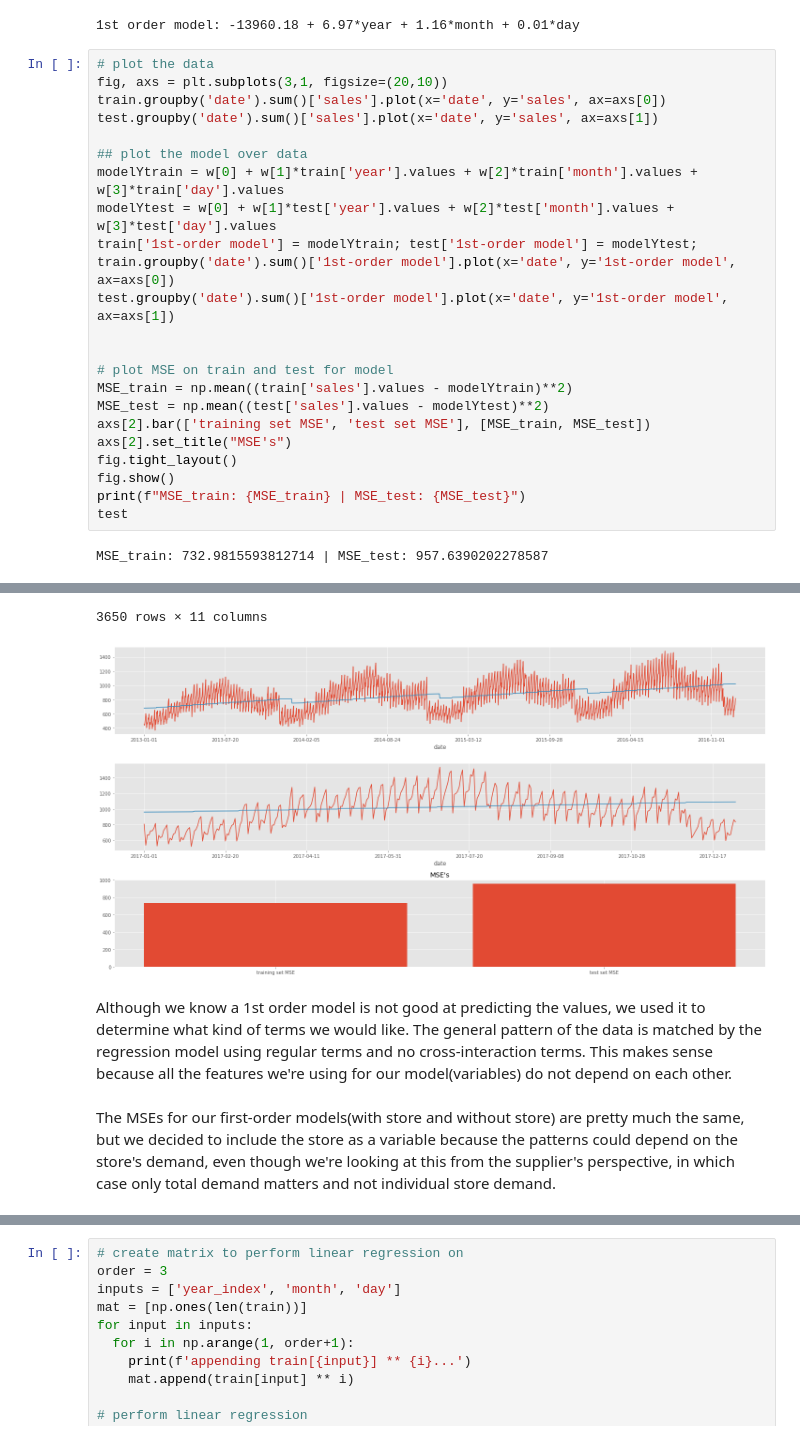
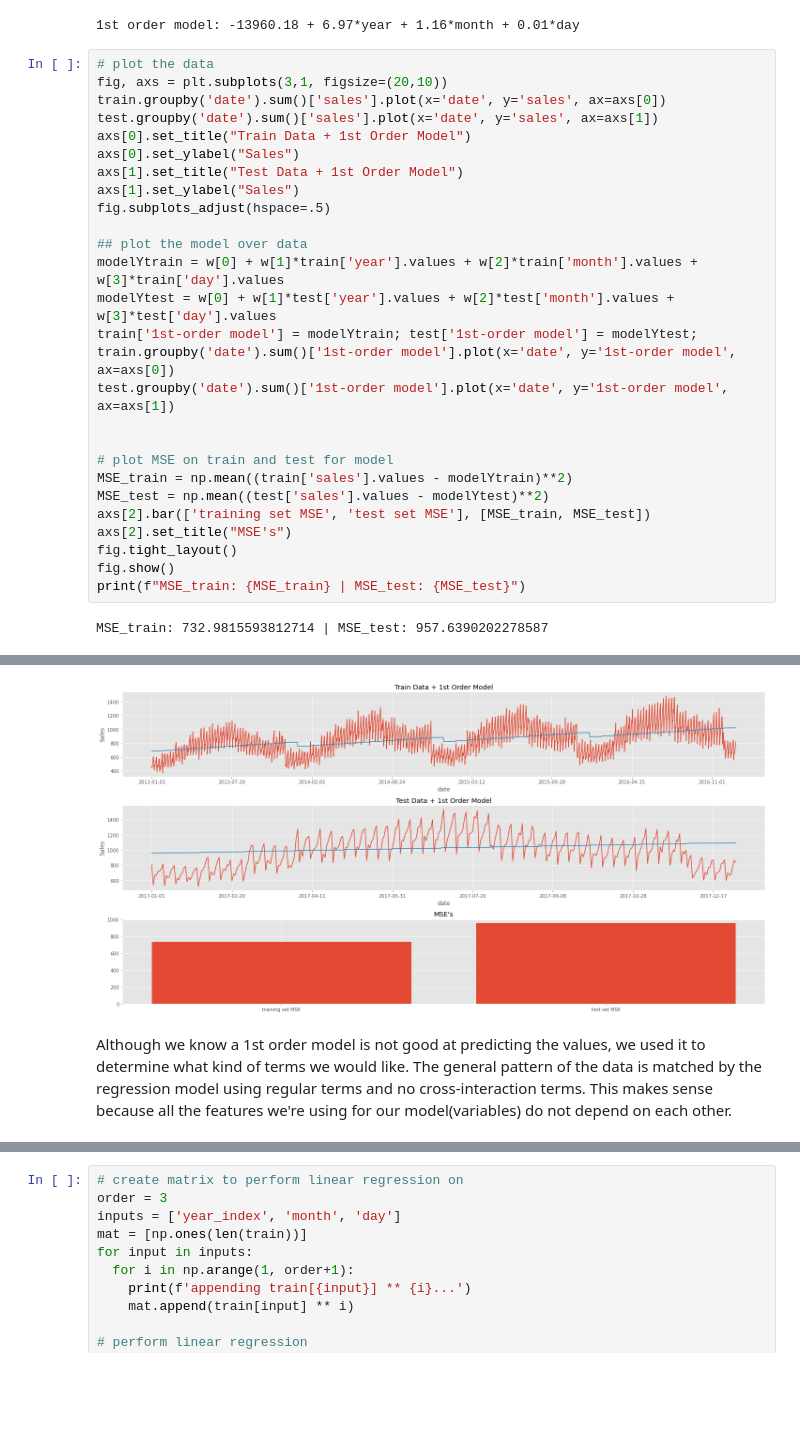
Before and after one commit to sh-biswas/demand-forecasting_Cogs109Final, a Jupyter notebook: Report.ipynb, the cells around one changed output, grey strips where cells are left out. Cells and saved outputs as stored; diff of their text form; blank space fills up the shorter version.

```diff
--- a/Report.ipynb
+++ b/Report.ipynb
@@ -180,6 +210,11 @@ print(f"1st order model: {w[0]:0.2f} + {w[1]:0.2f}*year + {w[2]:0.2f}*month + {w
 fig, axs = plt.subplots(3,1, figsize=(20,10))
 train.groupby('date').sum()['sales'].plot(x='date', y='sales', ax=axs[0])
 test.groupby('date').sum()['sales'].plot(x='date', y='sales', ax=axs[1])
+axs[0].set_title("Train Data + 1st Order Model")
+axs[0].set_ylabel("Sales")
+axs[1].set_title("Test Data + 1st Order Model")
+axs[1].set_ylabel("Sales")
+fig.subplots_adjust(hspace=.5)
 
 ## plot the model over data
 modelYtrain = w[0] + w[1]*train['year'].values + w[2]*train['month'].values + w[3]*train['day'].values
@@ -197,6 +232,5 @@ axs[2].set_title("MSE's")
 fig.tight_layout()
 fig.show()
 print(f"MSE_train: {MSE_train} | MSE_test: {MSE_test}")
-test
 # %% [output]
 MSE_train: 732.9815593812714 | MSE_test: 957.6390202278587
@@ -215,6 +237,3 @@ MSE_train: 732.9815593812714 | MSE_test: 957.6390202278587
-3650 rows × 11 columns
-[figure, old version]
+[figure, new version]
 # %% [markdown]
 Although we know a 1st order model is not good at predicting the values, we used it to determine what kind of terms we would like. The general pattern of the data is matched by the regression model using regular terms and no cross-interaction terms. This makes sense because all the features we're using for our model(variables) do not depend on each other.
-# %% [markdown]
-The MSEs for our first-order models(with store and without store) are pretty much the same, but we decided to include the store as a variable because the patterns could depend on the store's demand, even though we're looking at this from the supplier's perspective, in which case only total demand matters and not individual store demand.
```
Also changed, not shown: parts of 30 cells of this notebook.
